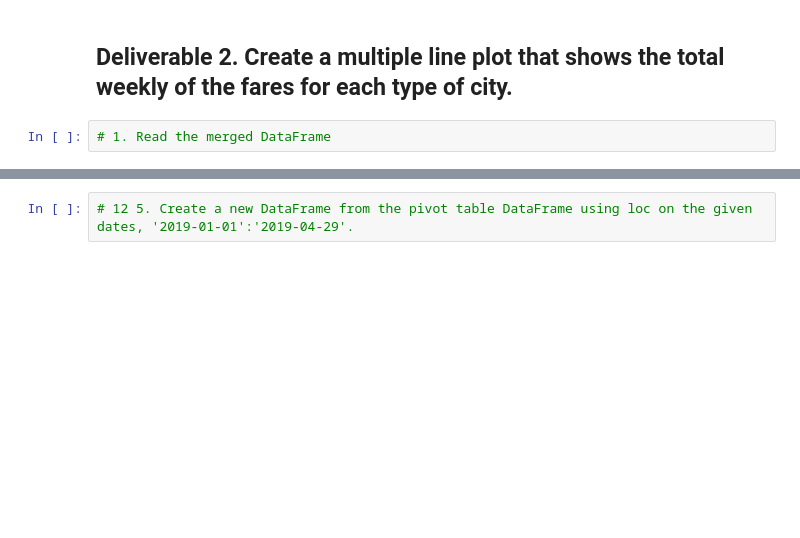
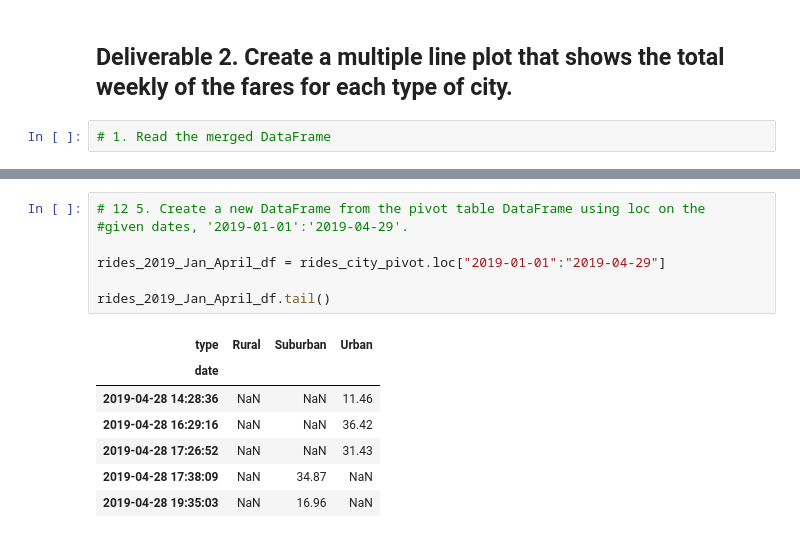
Before and after one commit to KarenMashburn/PyBer_Analysis, a Jupyter notebook: PyBer_Challenge.ipynb, the cells around one changed output, grey strips where cells are left out. Drawn from its saved outputs; the diff is of its cells as text; blank space fills up the shorter version.

```diff
--- a/PyBer_Challenge.ipynb
+++ b/PyBer_Challenge.ipynb
@@ -159,4 +178,17 @@ pyber_data_df.head()
 # %%
-# 12 5. Create a new DataFrame from the pivot table DataFrame using loc on the given dates, '2019-01-01':'2019-04-29'.
+# 12 5. Create a new DataFrame from the pivot table DataFrame using loc on the
+#given dates, '2019-01-01':'2019-04-29'.
+
+rides_2019_Jan_April_df = rides_city_pivot.loc["2019-01-01":"2019-04-29"]
+
+rides_2019_Jan_April_df.tail()
+# %% [output]
+| type | Rural | Suburban | Urban |
+| date |  |  |  |
+| 2019-04-28 14:28:36 | NaN | NaN | 11.46 |
+| 2019-04-28 16:29:16 | NaN | NaN | 36.42 |
+| 2019-04-28 17:26:52 | NaN | NaN | 31.43 |
+| 2019-04-28 17:38:09 | NaN | 34.87 | NaN |
+| 2019-04-28 19:35:03 | NaN | 16.96 | NaN |
 # %%
 # 13 6. Set the "date" index to datetime datatype. This is necessary to use the resample() method in Step 8.
```
Also changed, not shown: parts of 7 cells of this notebook, 1 other file.
